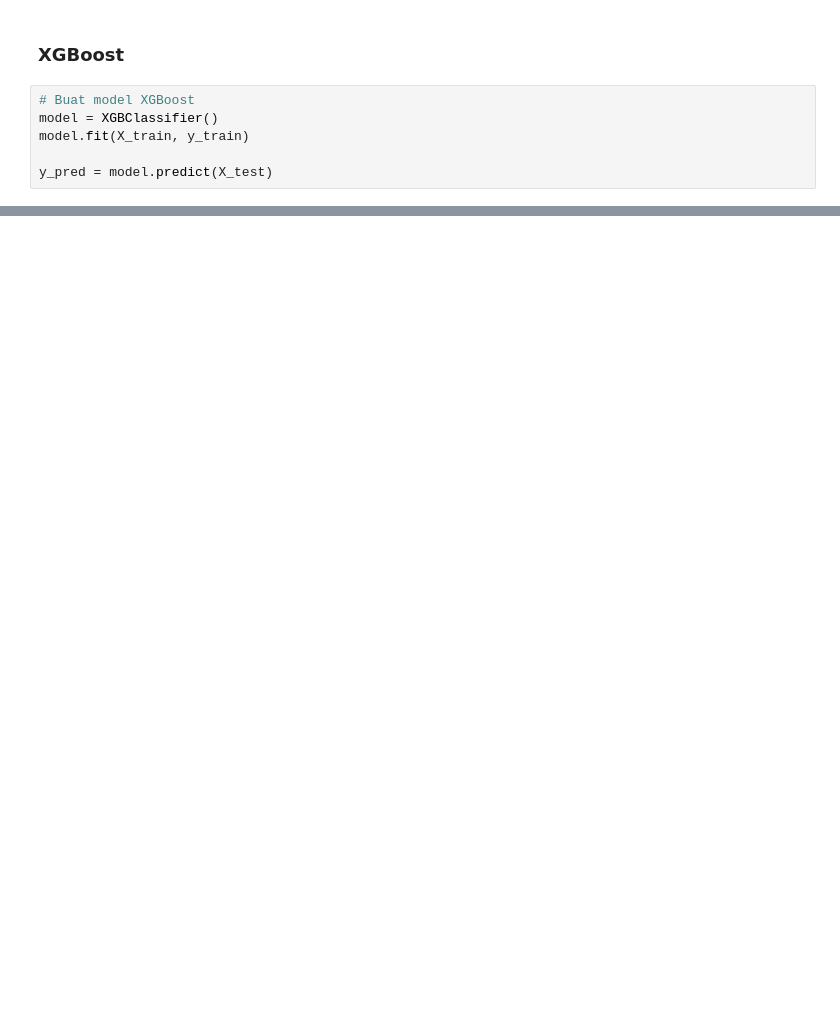
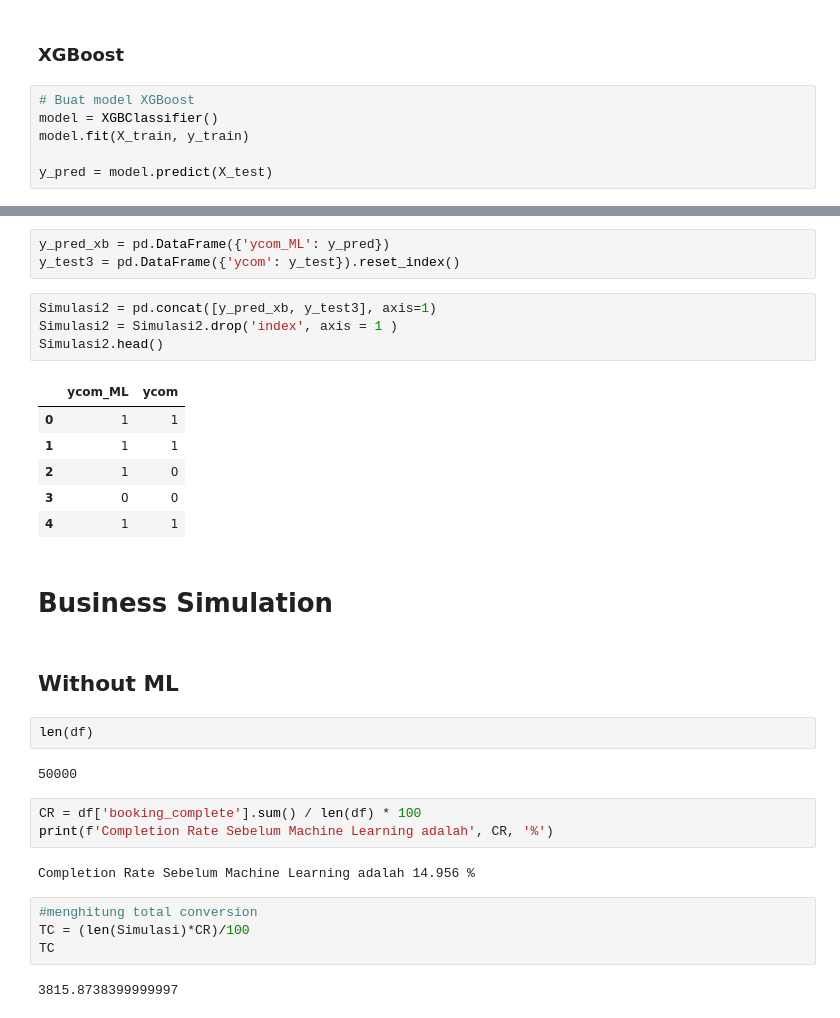
Before and after one commit to ahyaramdha/BA_virtual_programme, a Jupyter notebook: Task 2/Predict Customer Booking Behavior.ipynb, the cells around one changed output, grey strips where cells are left out. Cells and saved outputs as stored; diff of their text form; blank space fills up the shorter version.

```diff
--- a/Task 2/Predict Customer Booking Behavior.ipynb
+++ b/Task 2/Predict Customer Booking Behavior.ipynb
@@ -855,0 +866,33 @@ plt.show()
+# %%
+y_pred_xb = pd.DataFrame({'ycom_ML': y_pred})
+y_test3 = pd.DataFrame({'ycom': y_test}).reset_index()
+# %%
+Simulasi2 = pd.concat([y_pred_xb, y_test3], axis=1)
+Simulasi2 = Simulasi2.drop('index', axis = 1 )
+Simulasi2.head()
+# %% [output]
+|  | ycom_ML | ycom |
+| 0 | 1 | 1 |
+| 1 | 1 | 1 |
+| 2 | 1 | 0 |
+| 3 | 0 | 0 |
+| 4 | 1 | 1 |
+# %% [markdown]
+# Business Simulation
+# %% [markdown]
+## Without ML
+# %%
+len(df)
+# %% [output]
+50000
+# %%
+CR = df['booking_complete'].sum() / len(df) * 100
+print(f'Completion Rate Sebelum Machine Learning adalah', CR, '%')
+# %% [output]
+Completion Rate Sebelum Machine Learning adalah 14.956 %
+# %%
+#menghitung total conversion
+TC = (len(Simulasi)*CR)/100
+TC
+# %% [output]
+3815.8738399999997
```
Also changed, not shown: parts of 24 cells of this notebook, 1 other file.
